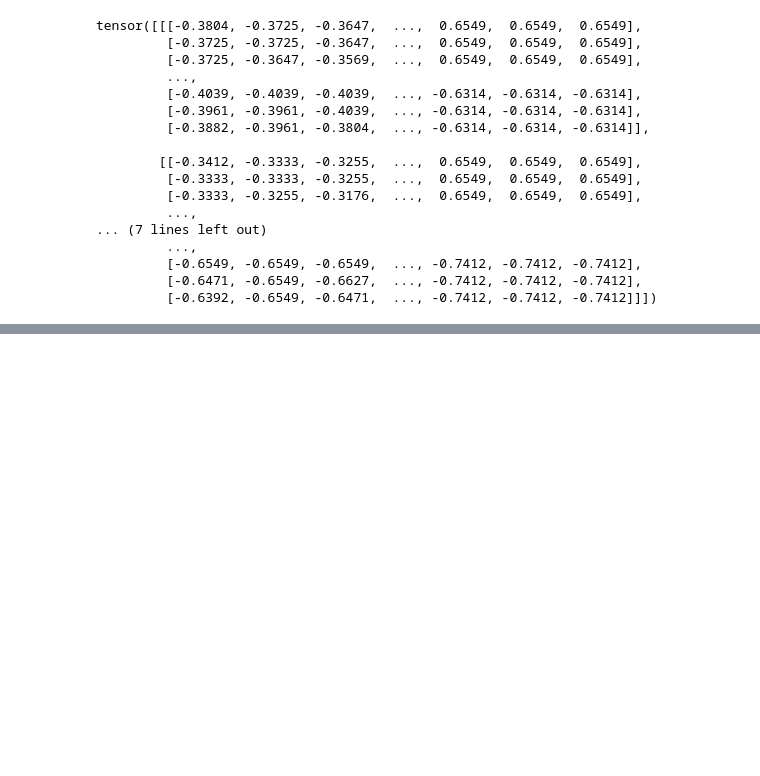
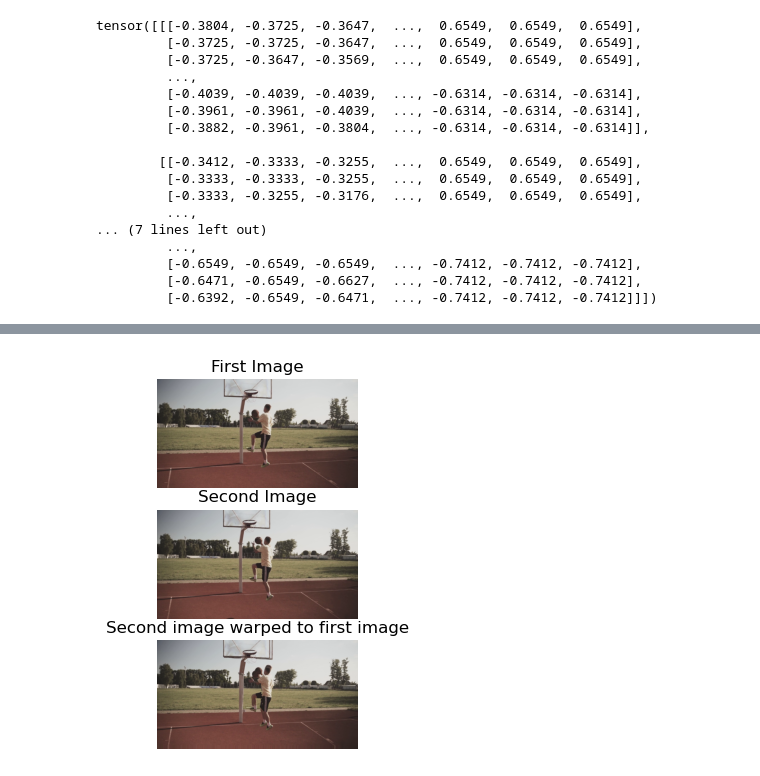
Before and after one commit to mishined/FYP, a Jupyter notebook: OF_video1.ipynb, the cells around one changed output, grey strips where cells are left out. Saved outputs shown, nothing was run; the diff lists cells and outputs as text; code cells hidden in the pictures; blank space fills up the shorter version.

```diff
--- a/plot_optical_flow copy.ipynb
+++ b/OF_video1.ipynb
@@ -270,0 +268,17 @@ Structural similarity between the 2 images: 0.8591514454876013
+# %%
+import flowpy
+
+flows[np.isnan(flows)] = 0
+warped_first_image = flowpy.backward_warp(images2[0], flows[0])
+
+fig, axes = plt.subplots(3, 1)
+# fig, ax = plt.subplots(2, 2, figsize=(10,7))
+for ax, image, title in zip(axes, (images2[0], images1[0], warped_first_image),
+                            ("First Image", "Second Image", "Second image warped to first image")):
+    ax.imshow(image, cmap = 'gray')
+    ax.set_title(title)
+    ax.set_axis_off()
+
+plt.show()
+# %% [output]
+[figure, added]
```
Also changed, not shown: parts of 4 cells of this notebook, 7 other files.
